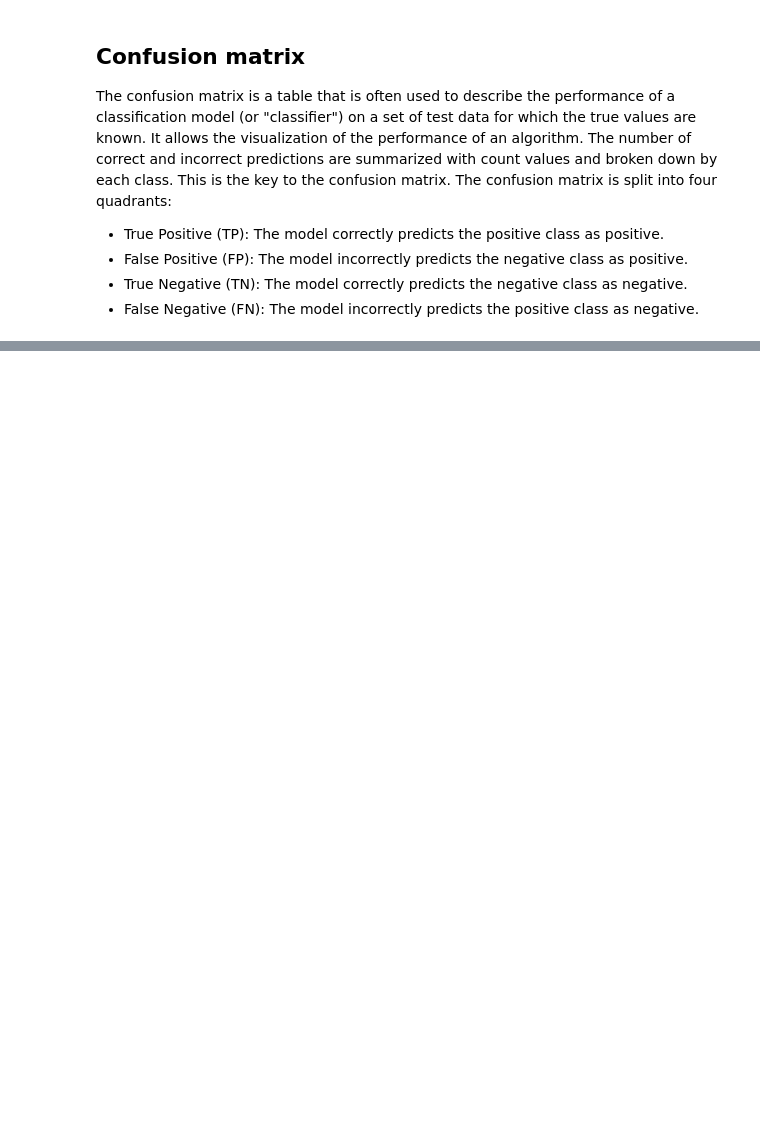
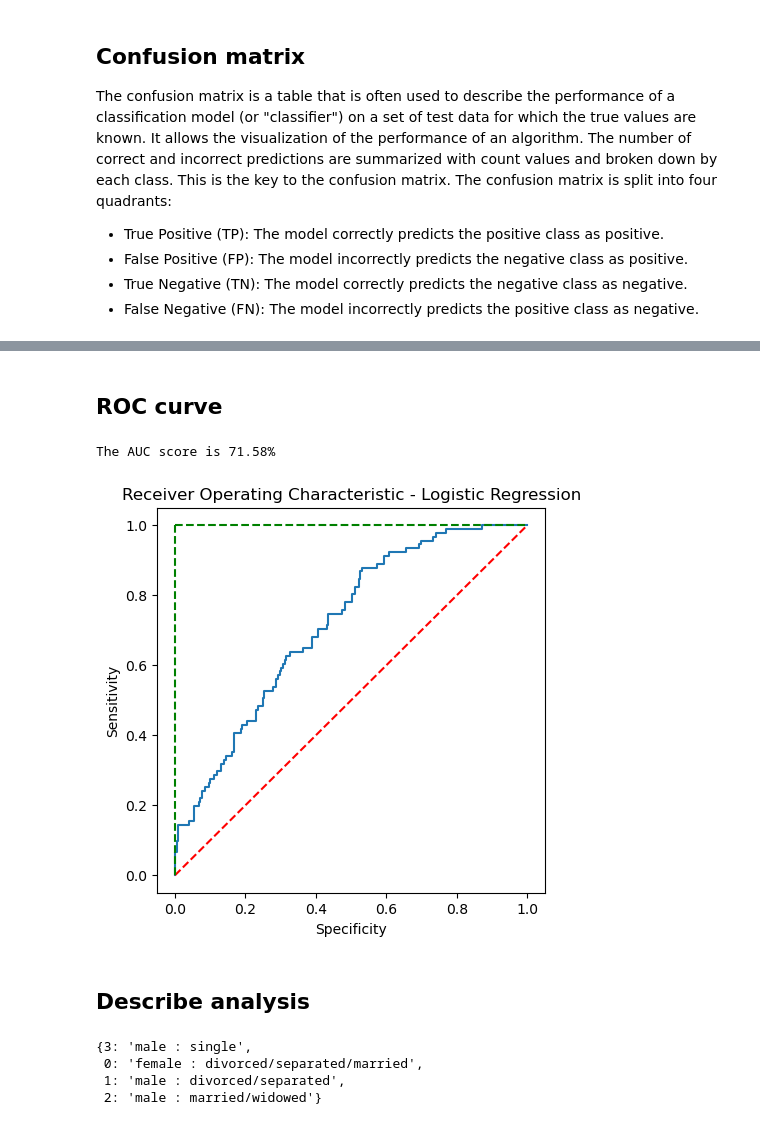
Before and after one commit to BrunoASNascimento/ml_study, a Jupyter notebook: logistic_regression/machine-learning-credit-scoring.ipynb, the cells around one changed output, grey strips where cells are left out. Drawn from its saved outputs; the diff is of its cells as text; code cells hidden in the pictures; blank space fills up the shorter version.

Commit message:
Added describe analysis

```diff
--- a/logistic_regression/machine-learning-credit-scoring.ipynb
+++ b/logistic_regression/machine-learning-credit-scoring.ipynb
@@ -246,0 +265,31 @@ display_confusion_matrix.plot(cmap=plt.cm.Blues,values_format='.3g')
+# %% [markdown]
+## ROC curve
+# %%
+# [:,1] -> Probabilities of the class 1
+probabilities_model = model_lr.predict_proba(x_test)[:, 1]
+# tfp -> False Positive Rate, tvp -> True Positive Rate
+tfp, tvp, thresholds = roc_curve(y_test, probabilities_model)
+print(f'The AUC score is {roc_auc_score(y_test, probabilities_model):.2%}')
+# %% [output]
+The AUC score is 71.58%
+# %%
+plt.subplots(1, figsize=(5, 5))
+plt.title('Receiver Operating Characteristic - Logistic Regression')
+plt.plot(tfp, tvp)
+plt.xlabel('Specificity')
+plt.ylabel('Sensitivity')
+plt.plot([0, 1], ls="--", c="red")
+plt.plot([0, 0], [1, 0], ls="--", c="green")
+plt.plot([1, 1], ls="--", c="green")
+plt.show()
+# %% [output]
+[figure, added]
+# %% [markdown]
+## Describe analysis
+# %%
+data_categorized_code_complete.get('personal_status_sex')
+# %% [output]
+{3: 'male : single',
+ 0: 'female : divorced/separated/married',
+ 1: 'male : divorced/separated',
+ 2: 'male : married/widowed'}
```
Also changed, not shown: parts of 14 cells of this notebook.
